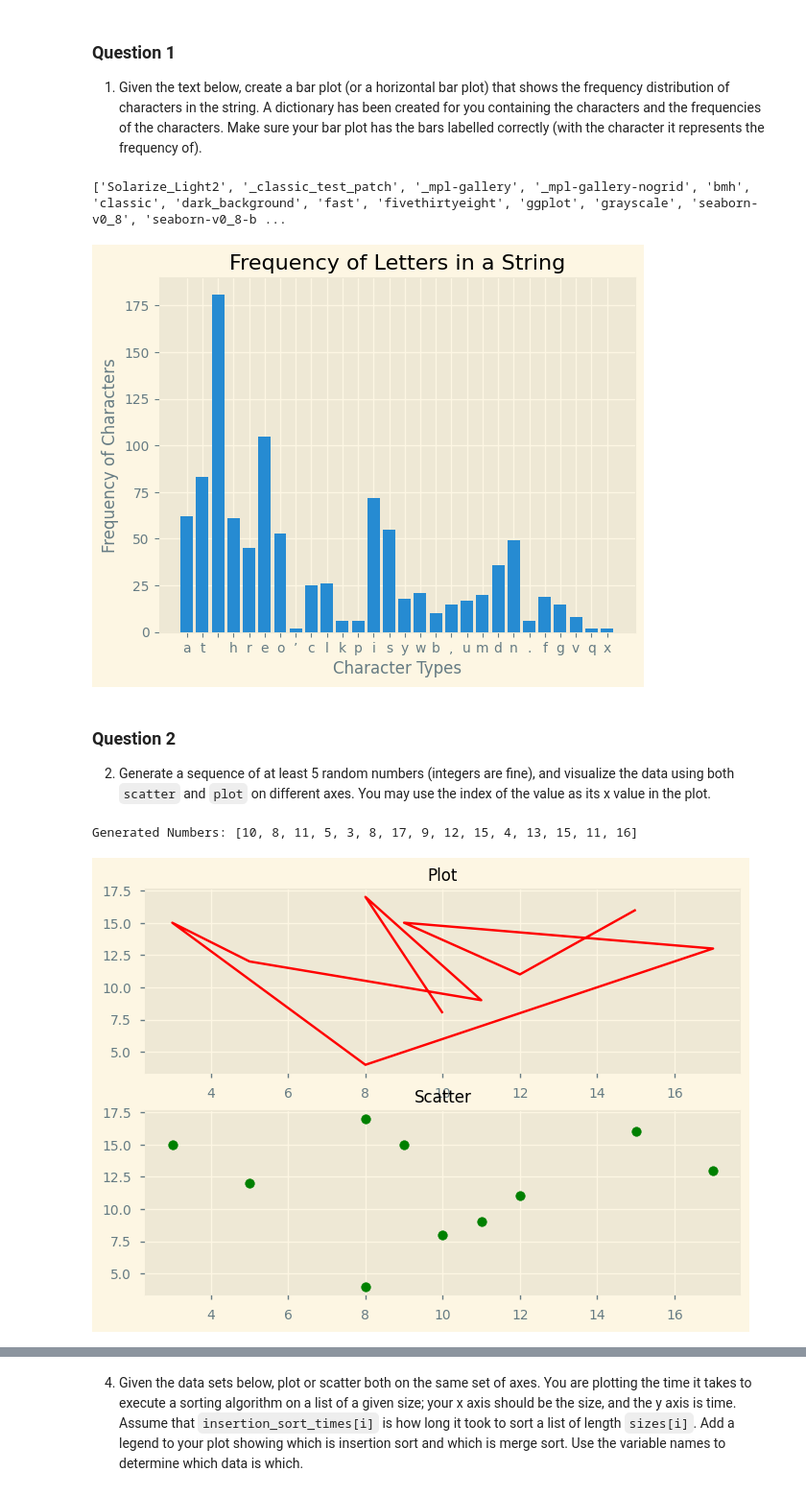
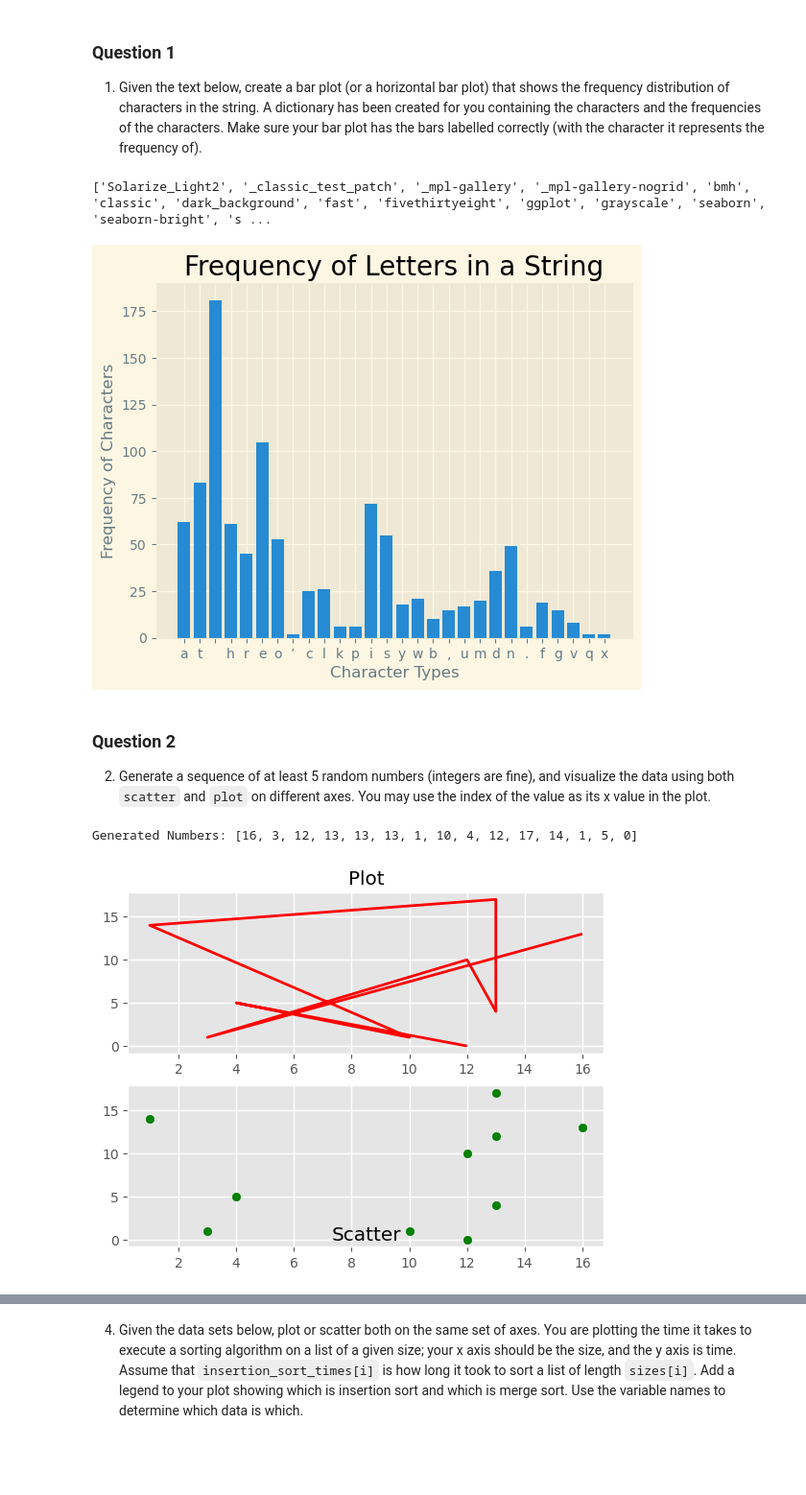
Before and after one commit to MichaelPogue/Northwest-Missouri-State-University, a Jupyter notebook: Web Mining and Applied NLP (44-620)/Module 3/pyplot.ipynb, the cells around one changed output, grey strips where cells are left out. Shown at 96% size. Drawn from its saved outputs; the diff is of its cells as text; code cells hidden in the pictures; blank space fills up the shorter version.

```diff
--- a/Web Mining and Applied NLP (44-620)/Module 3/pyplot.ipynb
+++ b/Web Mining and Applied NLP (44-620)/Module 3/pyplot.ipynb
@@ -33,7 +33,7 @@ x = letter_freq.keys()
 y = letter_freq.values()
 
 # Chart
-plt.title('Frequency of Letters in a String')
+plt.title('Frequency of Letters in a String', fontsize=20, y=1)
 plt.xlabel('Character Types')
 plt.ylabel('Frequency of Characters')
 plt.bar(x,y)
@@ -43,8 +43,8 @@ plt.style.use('Solarize_Light2')
 
 print(plt.style.available)
 # %% [output]
-['Solarize_Light2', '_classic_test_patch', '_mpl-gallery', '_mpl-gallery-nogrid', 'bmh', 'classic', 'dark_background', 'fast', 'fivethirtyeight', 'ggplot', 'grayscale', 'seaborn-v0_8', 'seaborn-v0_8-b ...
+['Solarize_Light2', '_classic_test_patch', '_mpl-gallery', '_mpl-gallery-nogrid', 'bmh', 'classic', 'dark_background', 'fast', 'fivethirtyeight', 'ggplot', 'grayscale', 'seaborn', 'seaborn-bright', 's ...
-[figure, old version]
+[figure, new version]
 # %% [markdown]
 ### Question 2
 
@@ -52,27 +52,27 @@ print(plt.style.available)
 # %%
 # List generation
 list = []
 for i in range(0, 15):
     list.append(rng.randint(0, 20))
 
 print('Generated Numbers:', list)
 x = list[:10]
 y = list[-10:]
 
 # Initialise the subplot function using number of rows and columns
 figure, axis = plt.subplots(2)
 
 # For Sine Function
 axis[0].plot(x, y, color='red')
 axis[0].set_title("Plot")
 
 # For Cosine Function
 axis[1].scatter(x, y, color='green')
-axis[1].set_title("Scatter")
+axis[1].set_title("Scatter", y=-.01)
 
 # Combine all the operations and display
-plt.style.use('seaborn-v0_8-notebook')
+plt.style.use('ggplot')
 plt.show()
 # %% [output]
-Generated Numbers: [10, 8, 11, 5, 3, 8, 17, 9, 12, 15, 4, 13, 15, 11, 16]
+Generated Numbers: [16, 3, 12, 13, 13, 13, 1, 10, 4, 12, 17, 14, 1, 5, 0]
-[figure, old version]
+[figure, new version]
```
Also changed, not shown: parts of 5 cells of this notebook.
